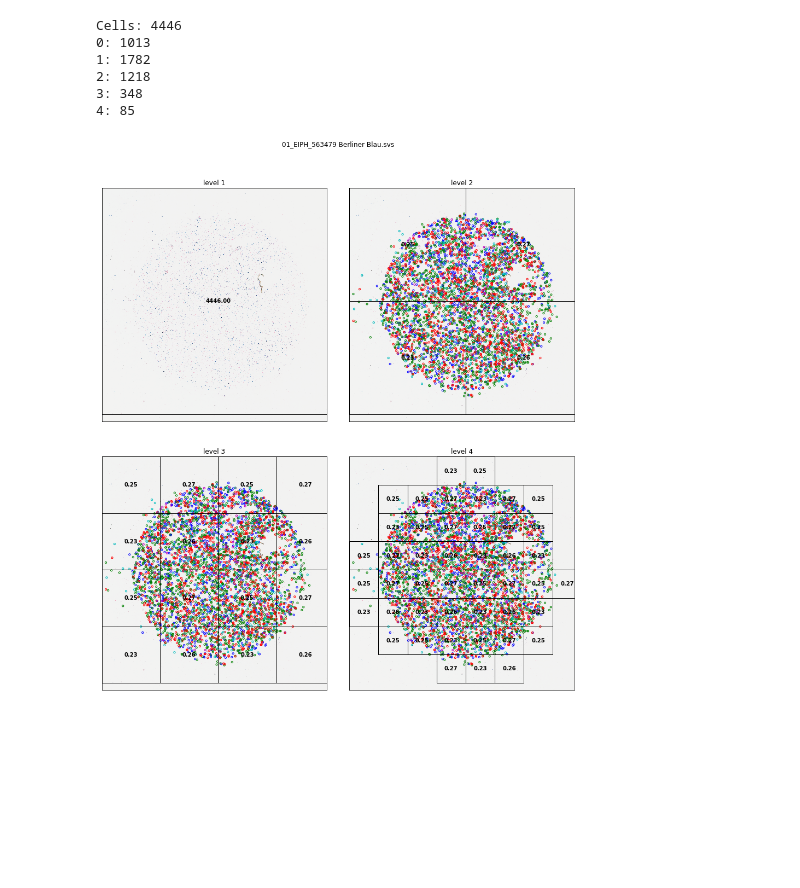
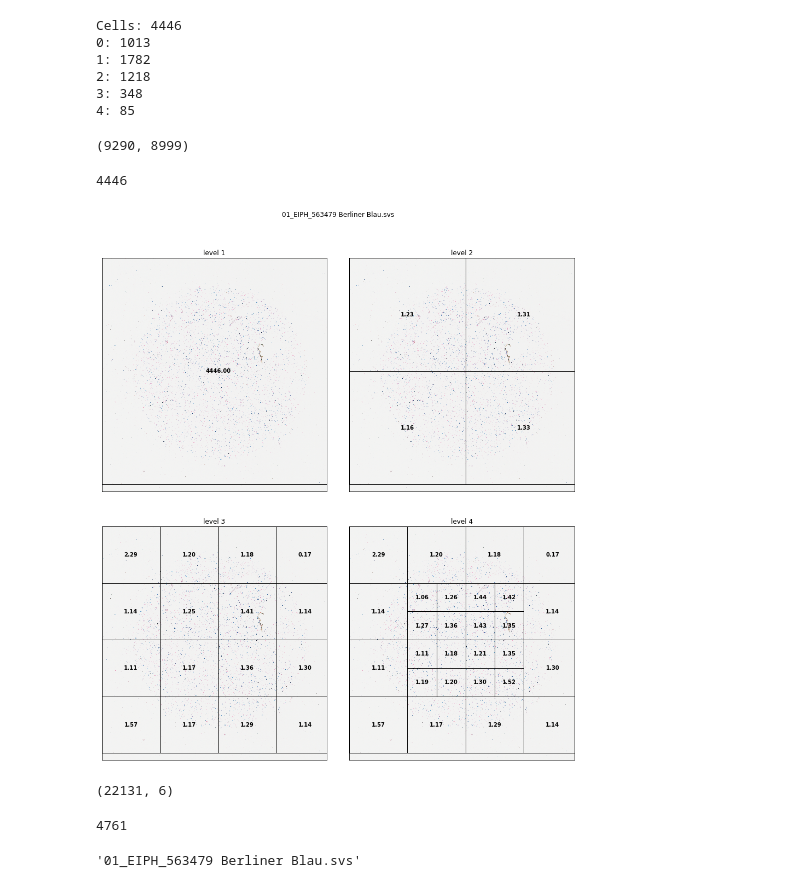
Before and after one commit to ChristianMarzahl/EIPH_WSI, a Jupyter notebook: QuadTree/QTree.ipynb, the cells around one changed output. Drawn from its saved outputs; the diff is of its cells as text; code cells hidden in the pictures; blank space fills up the shorter version.

```diff
--- a/QuadTree/QTree.ipynb
+++ b/QuadTree/QTree.ipynb
@@ -104,8 +105,11 @@ class QuadTree:
 
     def draw_rectangle(self, ax, depth:int, prob:float=1, edgecolor='#000000'):
         """Recursively plot a visualization of the quad tree region"""
-        if depth is None or depth == 0:
-
+        if (depth is None or depth > 0) and len(self.children) > 0:
+            color = 'black'# np.random.choice(list(mcolors.CSS4_COLORS), 1)[0]
+            for child, prob in zip(self.children, self.metric):
+                child.draw_rectangle(ax, depth - 1, prob, color)
+        else:
             rect = mpatch.Rectangle(self.mins, *self.sizes, zorder=2, ec=edgecolor, fc='none')
             rx, ry = rect.get_xy()
             cx = rx + rect.get_width() / 2.0
@@ -114,11 +118,6 @@ class QuadTree:
             ax.annotate('{:1.2f}'.format(prob), (cx, cy), color='black', weight='bold',
                             fontsize=10, ha='center', va='center')
 
-        if depth is None or depth > 0:
-            color = 'black'# np.random.choice(list(mcolors.CSS4_COLORS), 1)[0]
-            for child, prob in zip(self.children, self.metric):
-                child.draw_rectangle(ax, depth - 1, prob, color)
-
     def __str__(self):
         return 'Min: {} Max: {} Size: {} Childs: {} '.format(self.mins, self.maxs, self.sizes, len(self.data))
 # %%
@@ -135,7 +134,7 @@ check = True if 'erliner' in filename else False
 slidetype = 'Berliner Blau/' if check else 'Turnbull Blue/'
 
 slide = openslide.open_slide(str(path / slidetype / filename))
-level = slide.level_count - 1
+level = 1#slide.level_count - 1
 level_dimension = slide.level_dimensions[level]
 down_factor = slide.level_downsamples[level]
 
@@ -193,6 +192,9 @@ Cells: 4446
 # %%
 mins = (0,0)
 maxs = basepic.shape[:2]
+maxs
+# %% [output]
+(9290, 8999)
 # %%
 def divide_by_depth(o: QuadTree):
     return o.depth > 0
@@ -202,27 +204,35 @@ def divide_by_elements(o: QuadTree):
 # %%
 def count_metric(o: QuadTree):
     return [len(c.data) for c in o.children]
+# %%
+def eiph_mretric(o: QuadTree):
+    labels = [np.mean([int(d.label) for d in c.data]) for c in o.children]
+    return labels
+# %%
+len(data)
+# %% [output]
+4446
 # %%
-tree = QuadTree(data, mins, maxs, depth=3, divide_by=divide_by_depth)#, metric_func=count_metric
+tree = QuadTree(data, mins, maxs, depth=3, divide_by=divide_by_elements, metric_func=eiph_mretric)
 # %%
 fig = plt.figure(figsize=(15, 15))
 fig.subplots_adjust(wspace=0.1, hspace=0.15,
                     left=0.1, right=0.9,
                     bottom=0.05, top=0.9)
 
 for level in range(1, 5):
     ax = fig.add_subplot(2, 2, level, xticks=[], yticks=[])
     ax.imshow(basepic, aspect='auto')
     if level > 1:
         for key, c in zip(classes, ['b','g','r','c','m']):
             x = [d.x for d in data if d.label == str(classes[key])]
             y = [d.y for d in data if d.label == str(classes[key])]
             #ax.scatter(x, y, marker='x')
-            ax.scatter(x, y, facecolors='none', edgecolors=c, s=10)
+            #ax.scatter(x, y, facecolors='none', edgecolors=c, s=10)
     tree.draw_rectangle(ax, depth=level - 1, prob=len(tree.data))
     ax.set_title('level %i' % level)
 
 fig.suptitle('{}'.format(filename))
 plt.show()
 # %% [output]
-[figure, old version]
+[figure, new version]
@@ -228,0 +298,5 @@ plt.show()
+# %%
+data_inf = np.array(inference_data[filename])
+data_inf.shape
+# %% [output]
+(22131, 6)
@@ -228,0 +311,4 @@ plt.show()
+# %%
+len(data_inf_leaf)
+# %% [output]
+4761
@@ -228,0 +317,4 @@ plt.show()
+# %%
+filename
+# %% [output]
+'01_EIPH_563479 Berliner Blau.svs'
```
Also changed, not shown: parts of 7 cells of this notebook, 3 other files.
